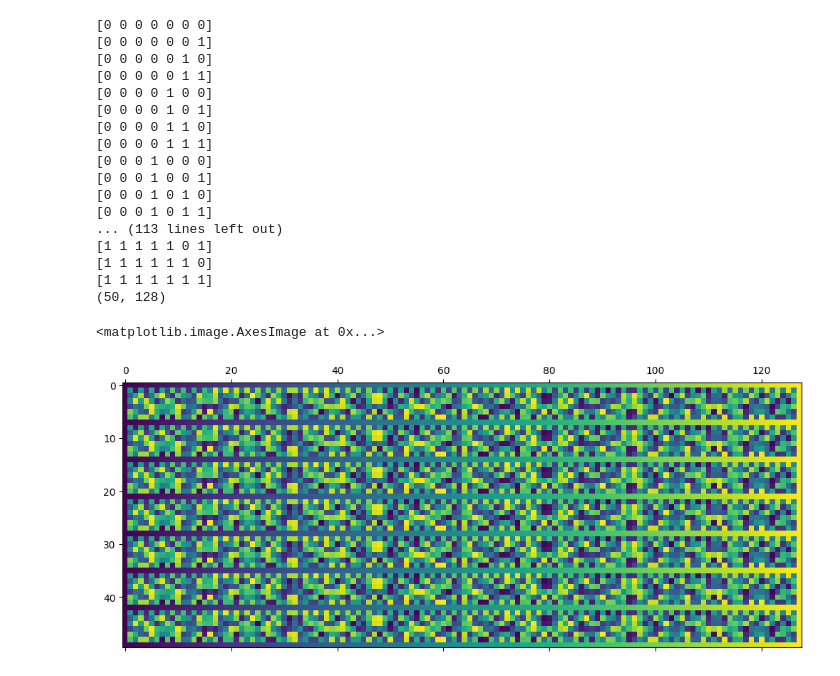
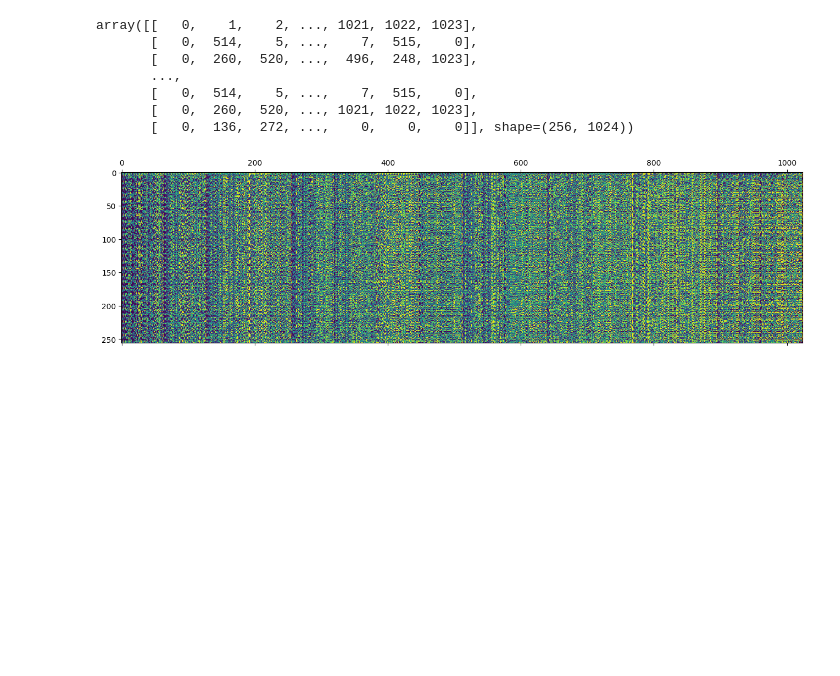
Before and after one commit to craftiggn/UW_ComputerModeling, a Jupyter notebook: 01_cellular_automata.ipynb, the cells around one changed output. Cells and saved outputs as stored; diff of their text form; code cells hidden in the pictures; blank space fills up the shorter version.

Commit message:
confirmed entropy over time works correctly, need to restructure it inot a cohesive structure.

```diff
--- a/01_cellular_automata.ipynb
+++ b/01_cellular_automata.ipynb
@@ -68,7 +68,7 @@ def simulte_cellular_1D(size, start_stop, time_limit, rule_number, reversed=Fals
 
     return Matrix
 
-Matrix = simulte_cellular_1D(256, (128,128), 300, 30, True)
+Matrix = simulte_cellular_1D(256, (128,128), 512, 150)
 plt.matshow(Matrix, cmap="binary")
 # cmap binary is 0 = white, 1 = black
 # %% [output]
@@ -86,6 +86,8 @@ def generate_initial_conditions(size):
     binary_combinations = [''.join(bits) for bits in product('01', repeat=size)]
     return binary_combinations
 
-initials = generate_initial_conditions(7)
+number_of_bits = 10
+
+initials = generate_initial_conditions(number_of_bits)
 print(initials)
 # %% [output]
@@ -98,58 +100,47 @@ def row_to_decimal(row):
 
 def simulte_cellular_1D_initial(initial, time_limit, rule_number, reversed=False):
     size = len(initial)
     row = np.array([int(b) for b in initial])
-    print(row)
+    # print(row)
     Matrix = np.zeros((time_limit, size), dtype="int")
     Rule_dict = generate_rule_list(rule_number)
     # print(f"Rules:\n{Rule_dict}")
     # first axis is time, second axis is position
 
     # initialise a state at t = 0
     Matrix[0, :] = row
 
     # need to iterate over time
     for time in range(Matrix.shape[0]):
-    # for time in [1,2,3,4,5]:
-        if time == 0: continue
-        # this loop will iterate over all time except 0
+        if time == 0: continue # the state at time 0 is already set by the initial condition
+
         for pos in range(Matrix.shape[1]):
             # compute this for every row
             Matrix[time, pos] = calculate_value_reverse(time, pos, Matrix, Rule_dict, reversed)
 
     evolution = np.array([row_to_decimal(row) for row in Matrix])
     return evolution
 
-time_limit = 50
-rule_number = 150
+time_limit = 256
+rule_number = 122
 
 # pre-allocate the matrix: shape (time, number of initials)
 all_evolutions = np.zeros((time_limit, len(initials)), dtype=int)
 
 for idx, init in enumerate(initials):
-    evolution = simulte_cellular_1D_initial(init, time_limit, rule_number)
+    evolution = simulte_cellular_1D_initial(init, time_limit, rule_number, reversed=True)
     all_evolutions[:, idx] = evolution  # assign the evolution column-wise
 
-print(all_evolutions.shape)  # should be (50, len(initials))
+# print(all_evolutions.shape)  # should be (50, len(initials))
 plt.matshow(all_evolutions) # time is the y axis, initials is the x axis
+all_evolutions
 # %% [output]
-[0 0 0 0 0 0 0]
-[0 0 0 0 0 0 1]
-[0 0 0 0 0 1 0]
-[0 0 0 0 0 1 1]
-[0 0 0 0 1 0 0]
-[0 0 0 0 1 0 1]
-[0 0 0 0 1 1 0]
-[0 0 0 0 1 1 1]
-[0 0 0 1 0 0 0]
-[0 0 0 1 0 0 1]
-[0 0 0 1 0 1 0]
-[0 0 0 1 0 1 1]
-... (113 lines left out)
-[1 1 1 1 1 0 1]
-[1 1 1 1 1 1 0]
-[1 1 1 1 1 1 1]
-(50, 128)
+array([[   0,    1,    2, ..., 1021, 1022, 1023],
+       [   0,  514,    5, ...,    7,  515,    0],
+       [   0,  260,  520, ...,  496,  248, 1023],
+       ...,
+       [   0,  514,    5, ...,    7,  515,    0],
+       [   0,  260,  520, ..., 1021, 1022, 1023],
+       [   0,  136,  272, ...,    0,    0,    0]], shape=(256, 1024))
-<matplotlib.image.AxesImage at 0x...>
-[figure, old version]
+[figure, new version]
 # %%
```
Also changed, not shown: parts of 3 cells of this notebook.
